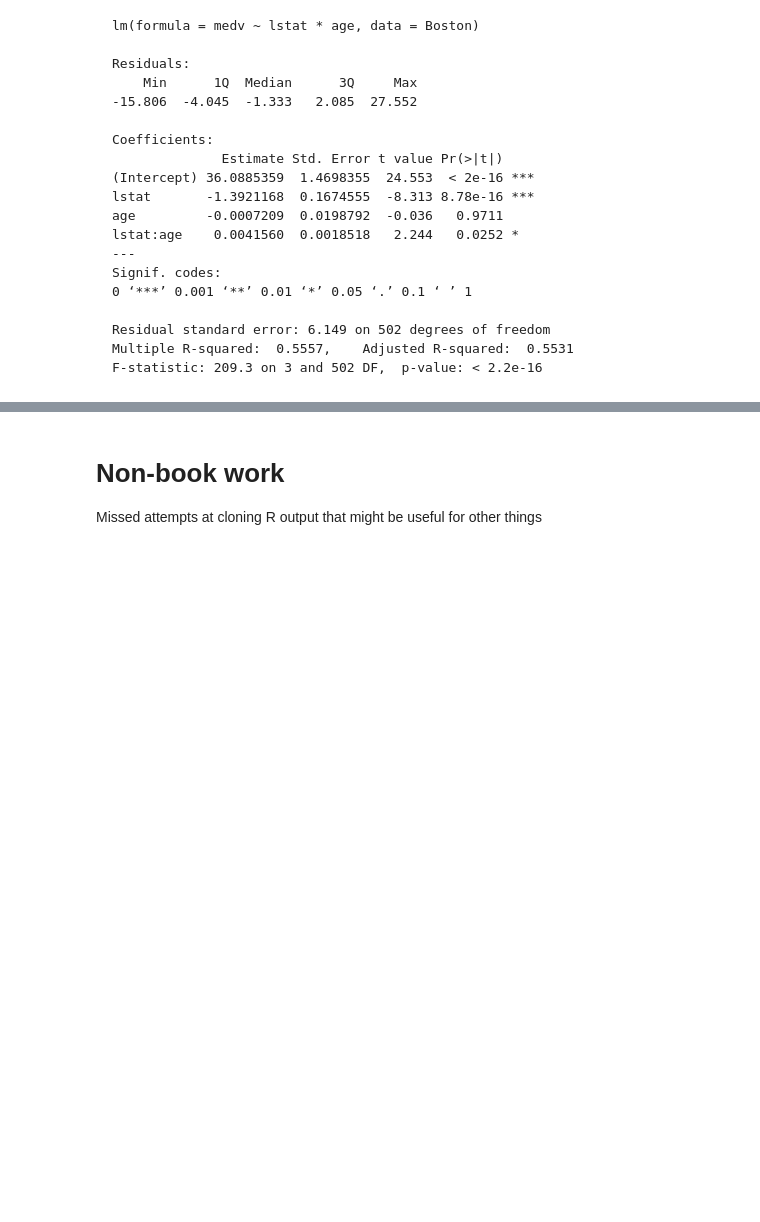
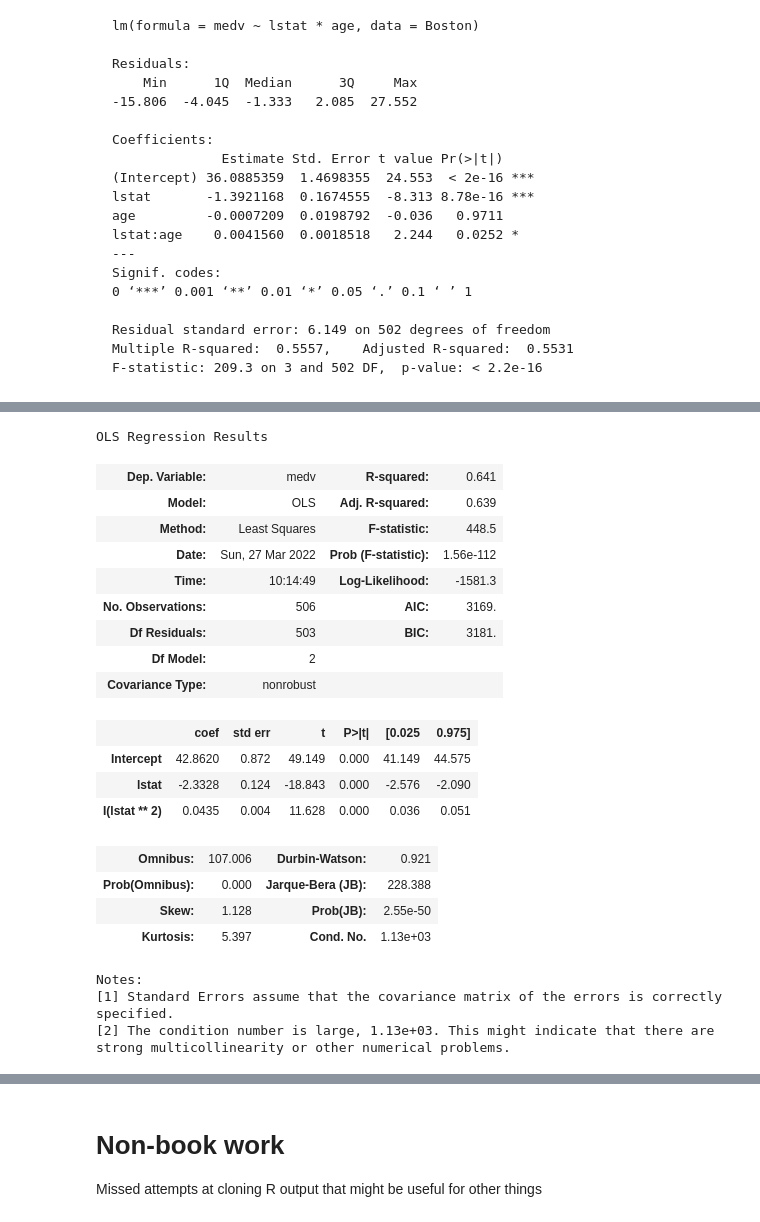
Before and after one commit to bkdevart/islr2, a Jupyter notebook: python/islr2_3.ipynb, the cells around one changed output, grey strips where cells are left out. Cells and saved outputs as stored; diff of their text form; code cells hidden in the pictures; blank space fills up the shorter version.

```diff
--- a/python/islr2_3.ipynb
+++ b/python/islr2_3.ipynb
@@ -695,0 +723,26 @@ strong multicollinearity or other numerical problems.
+# %%
+mlr_results_non_linear = smf.ols(f"medv ~ lstat + I(lstat**2)", data=boston).fit()
+mlr_results_non_linear.summary()
+# %% [output]
+OLS Regression Results
+| Dep. Variable: | medv | R-squared: | 0.641 |
+| Model: | OLS | Adj. R-squared: | 0.639 |
+| Method: | Least Squares | F-statistic: | 448.5 |
+| Date: | Sun, 27 Mar 2022 | Prob (F-statistic): | 1.56e-112 |
+| Time: | 10:14:49 | Log-Likelihood: | -1581.3 |
+| No. Observations: | 506 | AIC: | 3169. |
+| Df Residuals: | 503 | BIC: | 3181. |
+| Df Model: | 2 |  |  |
+| Covariance Type: | nonrobust |  |  |
+|  | coef | std err | t | P>|t| | [0.025 | 0.975] |
+| Intercept | 42.8620 | 0.872 | 49.149 | 0.000 | 41.149 | 44.575 |
+| lstat | -2.3328 | 0.124 | -18.843 | 0.000 | -2.576 | -2.090 |
+| I(lstat ** 2) | 0.0435 | 0.004 | 11.628 | 0.000 | 0.036 | 0.051 |
+| Omnibus: | 107.006 | Durbin-Watson: | 0.921 |
+| Prob(Omnibus): | 0.000 | Jarque-Bera (JB): | 228.388 |
+| Skew: | 1.128 | Prob(JB): | 2.55e-50 |
+| Kurtosis: | 5.397 | Cond. No. | 1.13e+03 |
+Notes:
+[1] Standard Errors assume that the covariance matrix of the errors is correctly specified.
+[2] The condition number is large, 1.13e+03. This might indicate that there are
+strong multicollinearity or other numerical problems.
```
Also changed, not shown: parts of 16 cells of this notebook, 2 other files.
